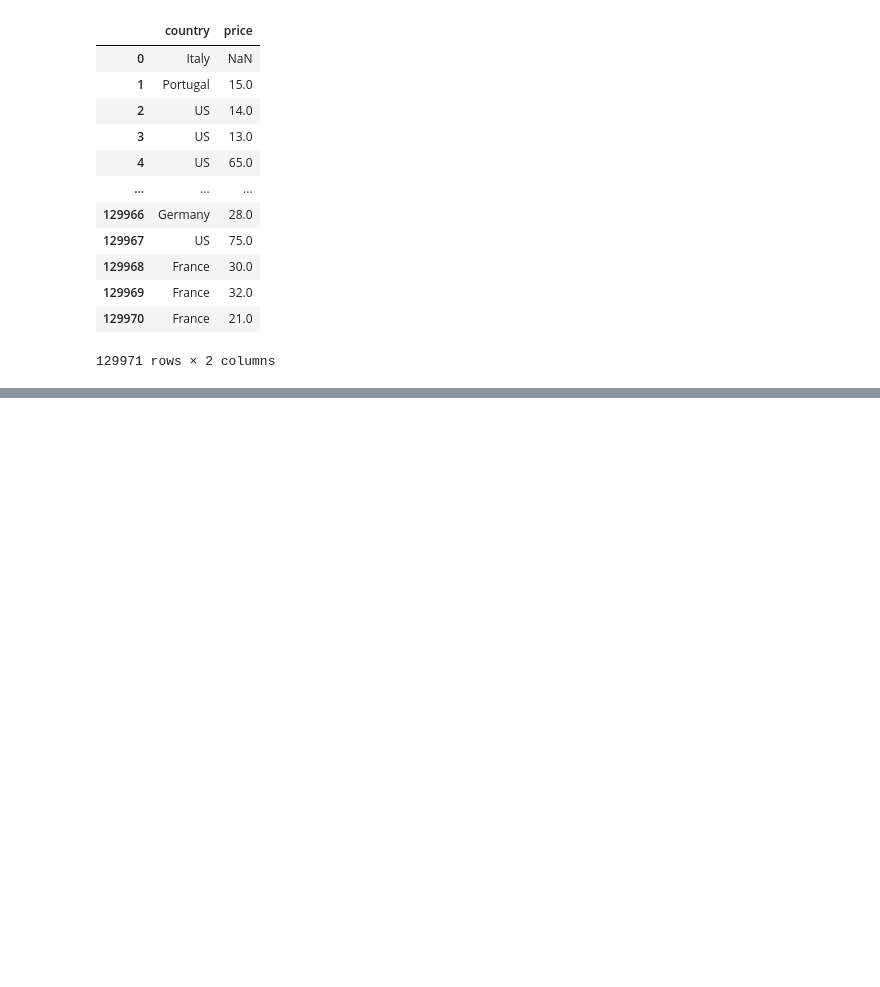
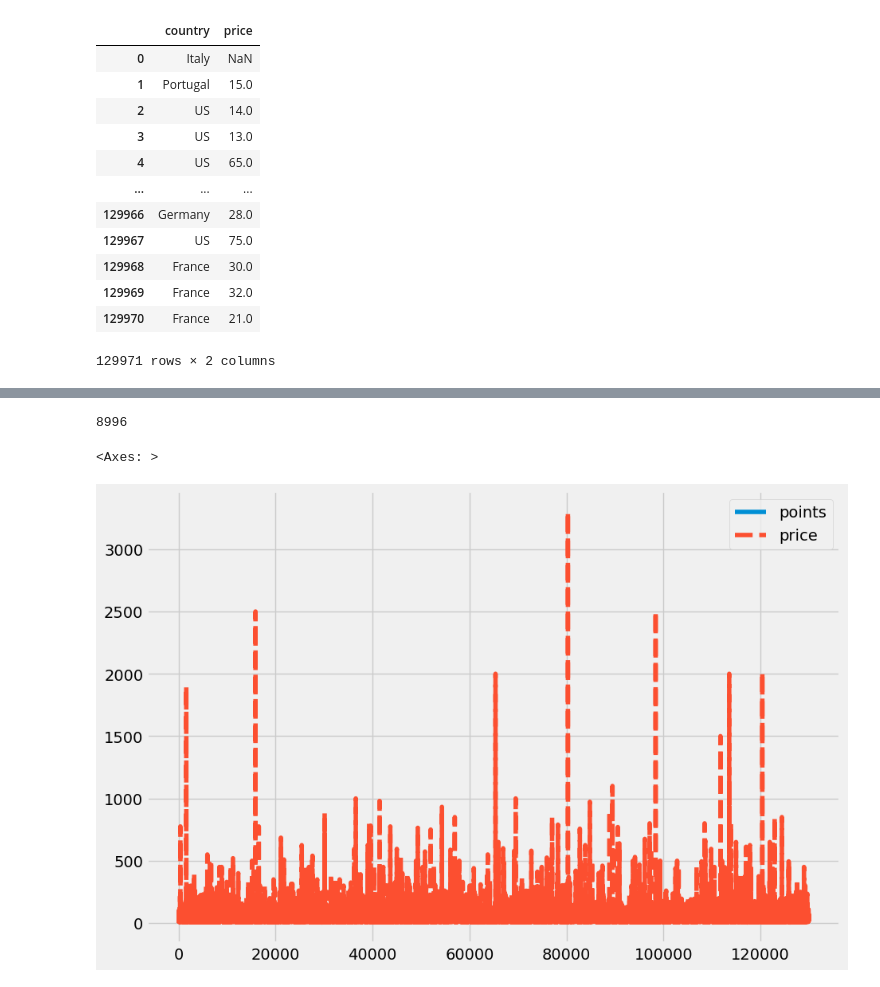
Before and after one commit to GuillermoAMLL/Demo, a Jupyter notebook: Notebook.ipynb, the cells around one changed output, grey strips where cells are left out. Saved outputs shown, nothing was run; the diff lists cells and outputs as text; code cells hidden in the pictures; blank space fills up the shorter version.

```diff
--- a/Notebook.ipynb
+++ b/Notebook.ipynb
@@ -5,3 +3,14 @@ import pandas as pd
+# %%
+import pandas as pd
+import numpy as np
+import matplotlib.pyplot as plt
+import seaborn as sns
+plt.style.use('fivethirtyeight')
+import warnings
+warnings.filterwarnings('ignore')
+%matplotlib inline
+from scipy.stats import kurtosis, skew
+from scipy import stats
 # %%
 wine =pd.read_csv('D:\\Descargas Data\\Descargas 5\\winemag-data-130k-v2.csv\\winemag-data-130k-v2.csv', index_col=0)
 # %%
@@ -98,0 +196,10 @@ wine.loc[:,['country', 'price']]
+# %%
+missing_vals
+# %% [output]
+8996
+# %%
+plt.figure(figsize=(10,7))
+sns.lineplot(data=wine)
+# %% [output]
+<Axes: >
+[figure, added]
```
Also changed, not shown: parts of 9 cells of this notebook.
